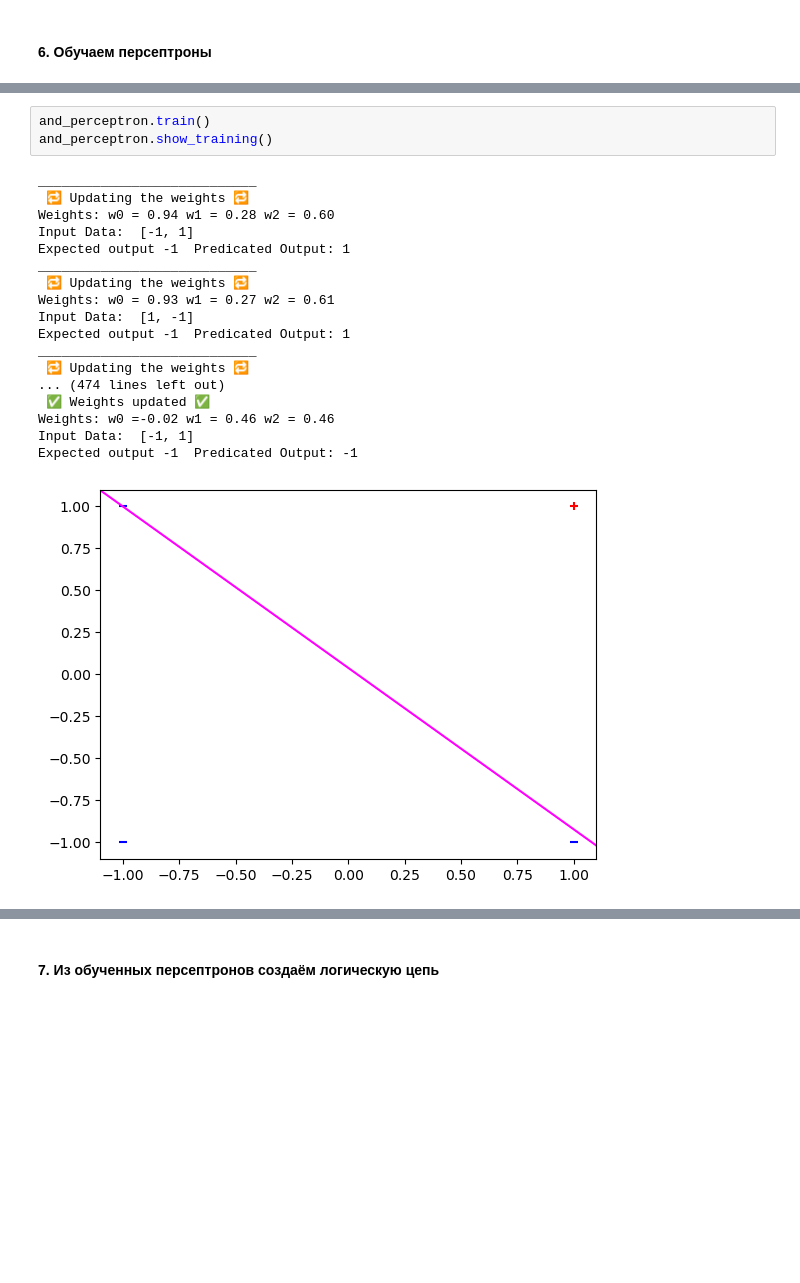
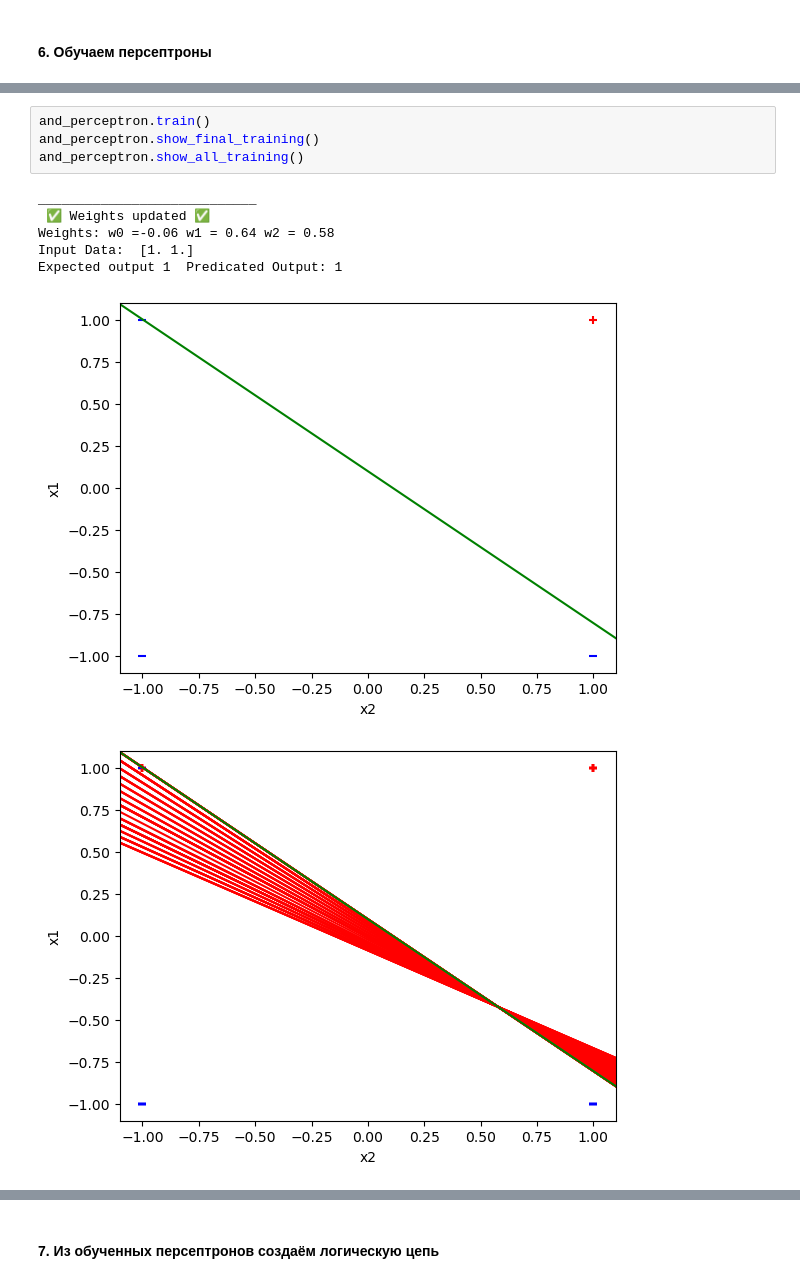
Before and after one commit to MadRock33/Khokhlov_Dimitrii_20221_24, a Jupyter notebook: AI/P.2/NetPerceptron.ipynb, the cells around one changed output, grey strips where cells are left out. Cells and saved outputs as stored; diff of their text form; blank space fills up the shorter version.

Commit message:
Added graph output after training

```diff
--- a/AI/P.2/NetPerceptron.ipynb
+++ b/AI/P.2/NetPerceptron.ipynb
@@ -157,24 +212,14 @@ Expected output 1  Predicated Output: 1
 # %%
 and_perceptron.train()
-and_perceptron.show_training()
+and_perceptron.show_final_training()
+and_perceptron.show_all_training()
 # %% [output]
 ____________________________
- 🔁 Updating the weights 🔁
-Weights: w0 = 0.94 w1 = 0.28 w2 = 0.60
-Input Data:  [-1, 1]
-Expected output -1  Predicated Output: 1
-____________________________
- 🔁 Updating the weights 🔁
-Weights: w0 = 0.93 w1 = 0.27 w2 = 0.61
-Input Data:  [1, -1]
-Expected output -1  Predicated Output: 1
-____________________________
- 🔁 Updating the weights 🔁
-... (474 lines left out)
  ✅ Weights updated ✅
-Weights: w0 =-0.02 w1 = 0.46 w2 = 0.46
-Input Data:  [-1, 1]
-Expected output -1  Predicated Output: -1
+Weights: w0 =-0.06 w1 = 0.64 w2 = 0.58
+Input Data:  [1. 1.]
+Expected output 1  Predicated Output: 1
-[figure, old version]
+[figure, new version]
+[figure, added]
 # %%
 or_perceptron.train()
```
Also changed, not shown: parts of 10 cells of this notebook.
